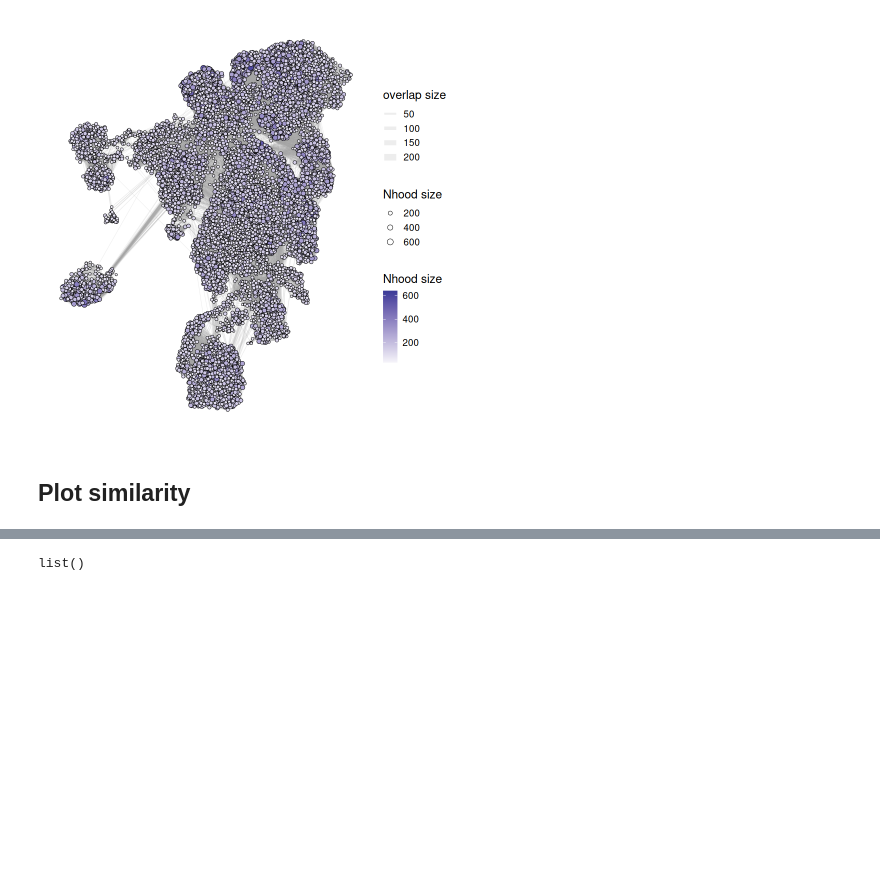
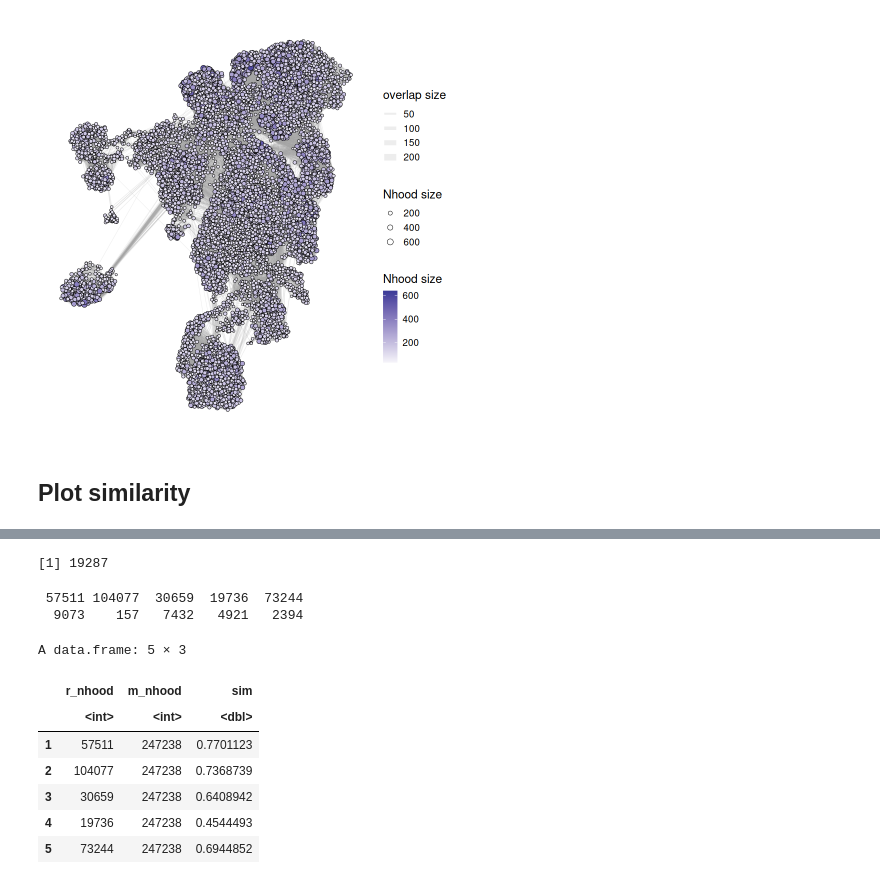
Before and after one commit to MarioniLab/RabbitGastrulation2022, a Jupyter notebook: notebooks/compute_neighbourhoods.ipynb, the cells around one changed output, grey strips where cells are left out. Drawn from its saved outputs; the diff is of its cells as text; code cells hidden in the pictures; blank space fills up the shorter version.

```diff
--- a/notebooks/compute_neighbourhoods.ipynb
+++ b/notebooks/compute_neighbourhoods.ipynb
@@ -152 +146,5 @@ A data.frame: 5 × 5
+# %%
+5253 + 14034
+# %% [output]
+[1] 19287
 # %%
@@ -156,15 +153,0 @@ m_maxsim <- apply(nhood_sim,2,FUN=max)
-# %%
-r_graph <- nhoodGraph(r_milo)
-V(nh_graph)$colour_by <- max_cor
-layout <- reducedDim(rabbit.milo, "UMAP")[as.numeric(vertex_attr(nhoodGraph(rabbit.milo))$name),]
-p <- ggraph(simplify(nh_graph), layout = layout) +
-  geom_edge_link0(aes(width = weight), edge_colour = "grey66", edge_alpha=0.2) +
-  geom_node_point(aes(fill = colour_by, size = size), shape=21) +
-  scale_edge_width(range = c(0.2,3), name="overlap size") +
-  theme_classic(base_size=14) +
-  theme(axis.line = element_blank(), axis.text = element_blank(),
-        axis.ticks = element_blank(), axis.title = element_blank(),
-        aspect.ratio=1) +
-  scale_fill_viridis()
-# %% [output]
-list()
@@ -184,0 +154,19 @@ list()
+# %%
+r_maxsim[1:5]
+# %% [output]
+ 57511 104077  30659  19736  73244
+  9073    157   7432   4921   2394
+# %%
+# Reshape nhood similarities
+df_sim = reshape2::melt(as.matrix(nhood_sim))
+colnames(df_sim) <- c("r_nhood", "m_nhood", "sim")
+df_sim[1:5,]
+# %% [output]
+A data.frame: 5 × 3
+|  | r_nhood | m_nhood | sim |
+|  | <int> | <int> | <dbl> |
+| 1 | 57511 | 247238 | 0.7701123 |
+| 2 | 104077 | 247238 | 0.7368739 |
+| 3 | 30659 | 247238 | 0.6408942 |
+| 4 | 19736 | 247238 | 0.4544493 |
+| 5 | 73244 | 247238 | 0.6944852 |
```
Also changed, not shown: parts of 15 cells of this notebook.
